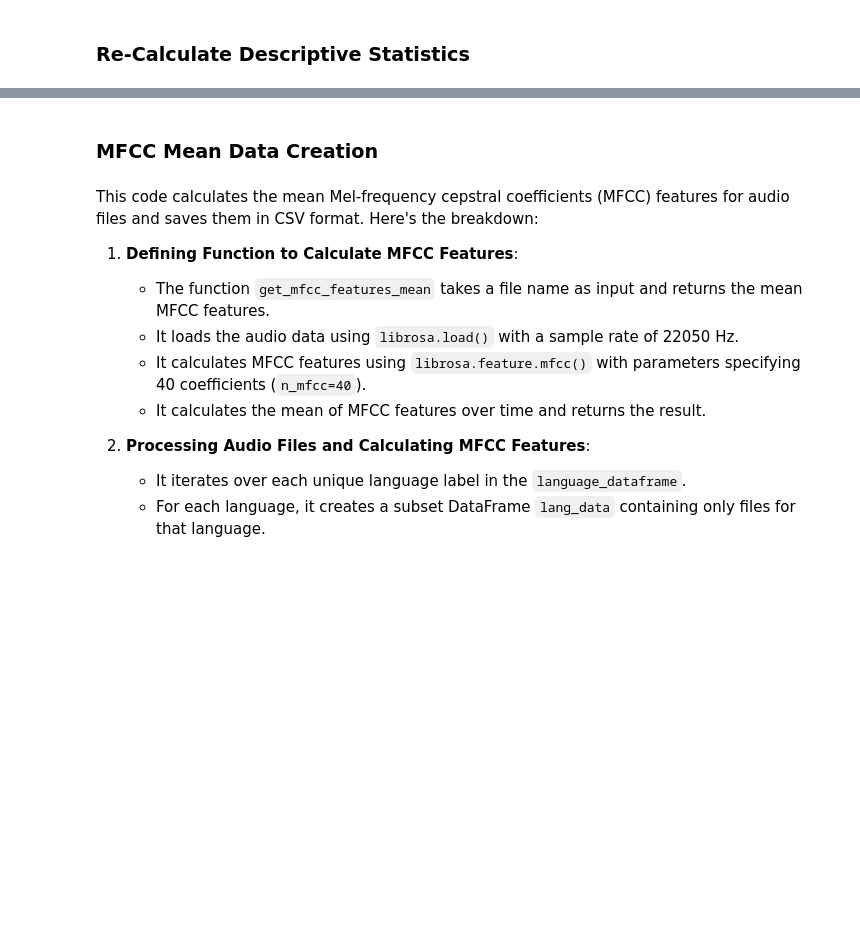
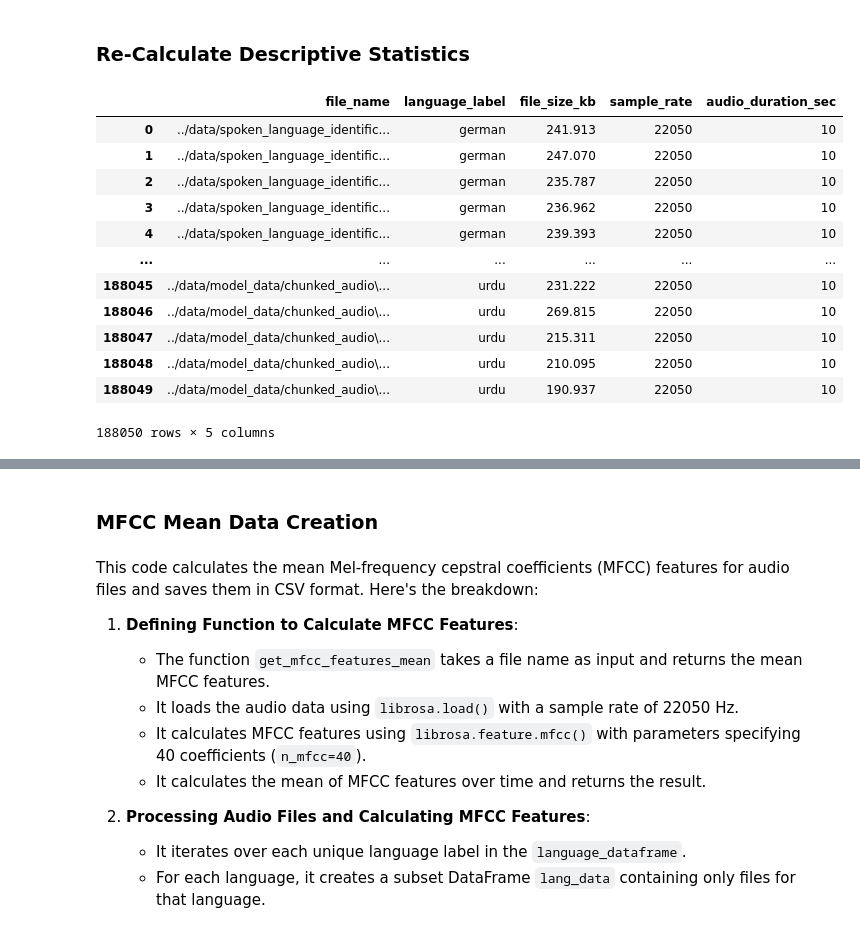
Before and after one commit to default741/speak-sense, a Jupyter notebook: notebooks/speak-sense-feature-extraction-notebook.ipynb, the cells around one changed output, grey strips where cells are left out. Drawn from its saved outputs; the diff is of its cells as text; code cells hidden in the pictures; blank space fills up the shorter version.

```diff
--- a/notebooks/speak-sense-feature-extraction-notebook.ipynb
+++ b/notebooks/speak-sense-feature-extraction-notebook.ipynb
@@ -46,6 +46,6 @@ np.random.seed(42)
 language_dataframe = pd.read_csv('../data/model_data/language_dataframe_v1.csv')
 
 spoken_languages_train_path_dataset = '../data/spoken_language_identification/train/train/'
-indian_languages_train_path_dataset = '../data/model_data/chunked_audio/'
+indian_languages_train_path_dataset = '../data/model_data/chunked_audio/*.flac'
 
 language_dataframe['language_label'].unique()
@@ -131,27 +139,39 @@ def load_data(file_name: str) -> tuple:
 # %%
 spoken_language_dataframe = pd.DataFrame({'file_name': [spoken_languages_train_path_dataset + file_name for file_name in os.listdir(spoken_languages_train_path_dataset)]})
 spoken_language_dataframe['language_label'] = spoken_language_dataframe['file_name'].str.split('/', expand=True).iloc[:, 5].str.split('_', expand=True).iloc[:, 0].replace(to_replace={
     'de': 'german', 'en': 'english', 'es': 'spanish'})
 
 indian_language_dataframe = pd.DataFrame({'file_name': glob.glob(indian_languages_train_path_dataset)})
-indian_language_dataframe['language_label'] = indian_language_dataframe['file_name'].str.split('\\', expand=True).iloc[:, 1].str.lower()
-
-indian_language_dataframe = indian_language_dataframe[indian_language_dataframe['language_label'] != 'punjabi']
+indian_language_dataframe['language_label'] = indian_language_dataframe['file_name'].str.split('_', expand=True).iloc[:, 4].str.split('.', expand=True).iloc[:, 0].str.lower()
 
 language_dataframe = pd.concat([spoken_language_dataframe, indian_language_dataframe], ignore_index=True)
 language_dataframe['file_size_kb'] = (language_dataframe['file_name'].apply(lambda x: os.path.getsize(x)) / 1024).round(3)
 
 language_dataframe.to_csv('../data/model_data/language_dataframe_v2.csv', index=False)
 
 for lang in tqdm(language_dataframe['language_label'].unique(), desc="Languages"):
     lang_data = language_dataframe[language_dataframe['language_label'] == lang].copy()
     lang_data[['sample_rate', 'audio_duration_sec']] = lang_data['file_name'].apply(lambda file_name: pd.Series(load_data(file_name=file_name)))
 
     lang_data.to_csv(f'../data/model_data/data_subset/language_dataframe_{lang}_v2.csv', index=False)
 
 language_dataframe = pd.concat([pd.read_csv(f'../data/model_data/data_subset/language_dataframe_{lang}_v2.csv') for lang in language_dataframe['language_label'].unique()], ignore_index=True).dropna()
 language_dataframe.to_csv('../data/model_data/language_dataframe_v2.csv', index=False)
 
 language_dataframe
+# %% [output]
+|  | file_name | language_label | file_size_kb | sample_rate | audio_duration_sec |
+| 0 | ../data/spoken_language_identific... | german | 241.913 | 22050 | 10 |
+| 1 | ../data/spoken_language_identific... | german | 247.070 | 22050 | 10 |
+| 2 | ../data/spoken_language_identific... | german | 235.787 | 22050 | 10 |
+| 3 | ../data/spoken_language_identific... | german | 236.962 | 22050 | 10 |
+| 4 | ../data/spoken_language_identific... | german | 239.393 | 22050 | 10 |
+| ... | ... | ... | ... | ... | ... |
+| 188045 | ../data/model_data/chunked_audio\... | urdu | 231.222 | 22050 | 10 |
+| 188046 | ../data/model_data/chunked_audio\... | urdu | 269.815 | 22050 | 10 |
+| 188047 | ../data/model_data/chunked_audio\... | urdu | 215.311 | 22050 | 10 |
+| 188048 | ../data/model_data/chunked_audio\... | urdu | 210.095 | 22050 | 10 |
+| 188049 | ../data/model_data/chunked_audio\... | urdu | 190.937 | 22050 | 10 |
+188050 rows × 5 columns
 # %%
 language_dataframe['language_label'].value_counts()
```
Also changed, not shown: parts of 12 cells of this notebook.
